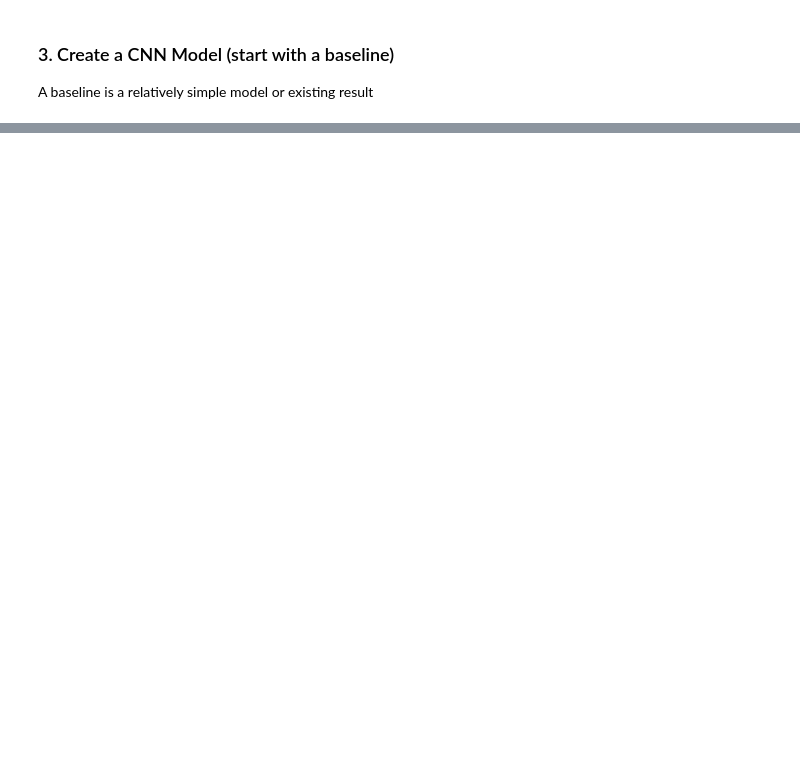
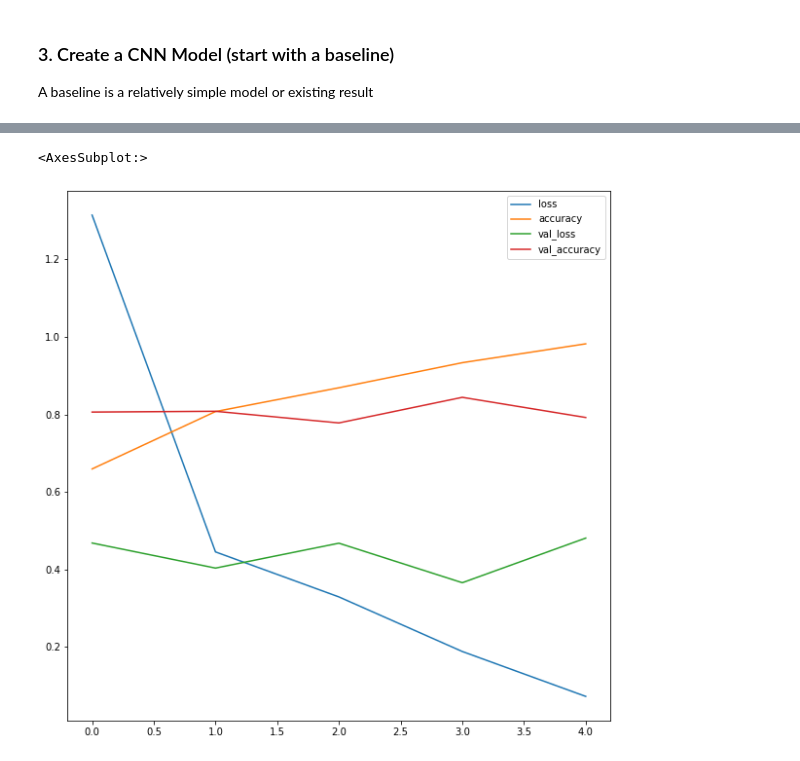
Before and after one commit to Presigal/Dish-Detective, a Jupyter notebook: Computer-Vision-with-Food101.ipynb, the cells around one changed output, grey strips where cells are left out. Cells and saved outputs as stored; diff of their text form; code cells hidden in the pictures; blank space fills up the shorter version.

```diff
--- a/Computer-Vision-with-Food101.ipynb
+++ b/Computer-Vision-with-Food101.ipynb
@@ -447,3 +447,9 @@ model_4 = Sequential([
     Flatten(),
     Dense(1, activation="sigmoid") #output layer (working with binary classification so only one output neuron)
 ])
+# %%
+#Compile the model
+
+model_4.compile(loss="binary_crossentropy",
+               optimizer=Adam(),
+               metrics=["accuracy"])
@@ -449,0 +478,7 @@ model_4 = Sequential([
+# %%
+#Fit the model
+history_model_4 = model_4.fit(train_data,
+                   epochs=5,
+                   steps_per_epoch=len(train_data),
+                   validation_data=test_data,
+                   validation_steps=len(test_data))
@@ -449,0 +517,6 @@ model_4 = Sequential([
+# %%
+import pandas as pd
+pd.DataFrame(history_model_4.history).plot(figsize=(10,10))
+# %% [output]
+<AxesSubplot:>
+[figure, added]
```
Also changed, not shown: parts of 22 cells of this notebook.
